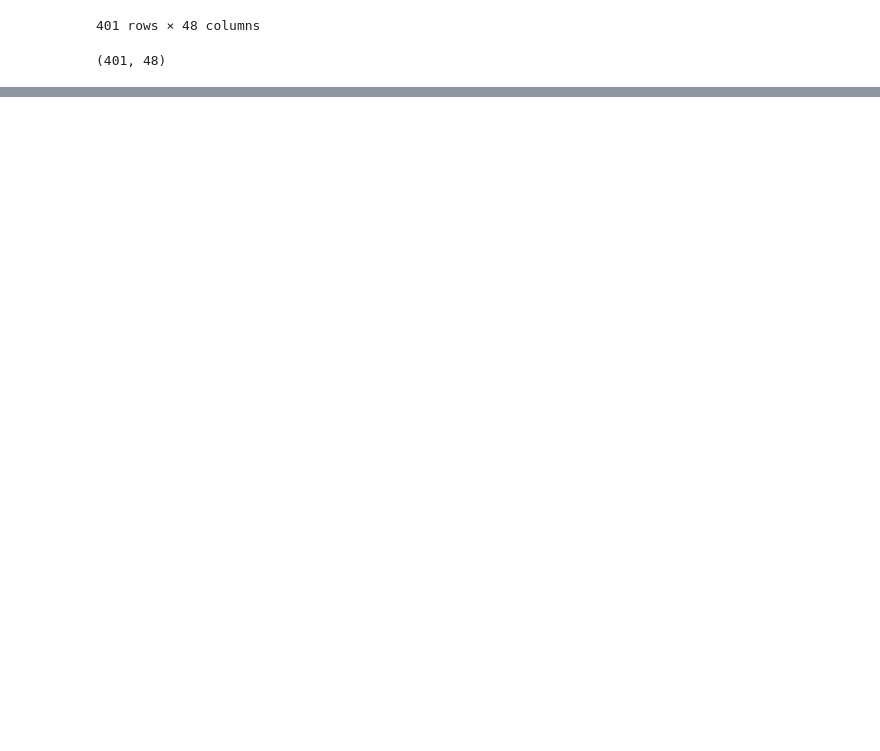
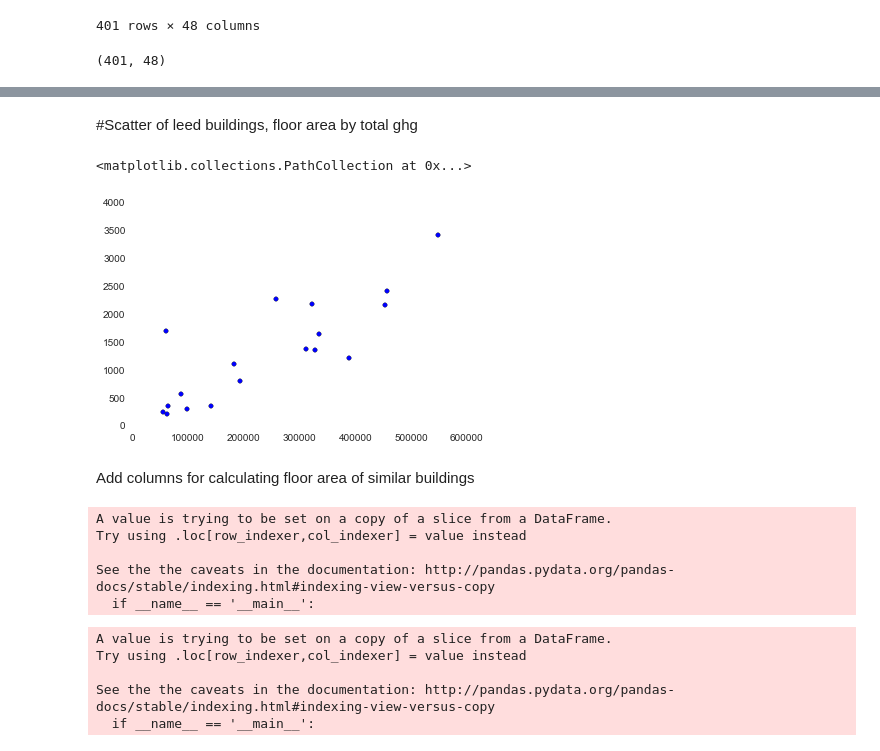
Before and after one commit to Data-Science-TIY/builditgreen, a Jupyter notebook: notebooks/NYCBuildingsAnalysis.ipynb, the cells around one changed output, grey strips where cells are left out. Saved outputs shown, nothing was run; the diff lists cells and outputs as text; code cells hidden in the pictures; blank space fills up the shorter version.

Commit message:
NYC analysis

```diff
--- a/notebooks/NYCBuildingsAnalysis.ipynb
+++ b/notebooks/NYCBuildingsAnalysis.ipynb
@@ -49,0 +85,2 @@ nyc_df['Direct GHG Emissions(MtCO2e)'] = nyc_df['Direct GHG Emissions(MtCO2e)'].
+# %%
+filter_nyc_nc_housing = filter_nyc_nc[filter_nyc_nc['Primary Property Type - Self Selected'] == "Multifamily Housing"]
@@ -49,0 +108,3 @@ nyc_df['Direct GHG Emissions(MtCO2e)'] = nyc_df['Direct GHG Emissions(MtCO2e)'].
+# %%
+final_residential_NYC_for_analysis = filter_nyc_nc_housing.loc[[2, 3, 5, 13, 73, 74, 75, 79, 108, 116, 119,
+121, 124, 156, 206, 241, 287, 375]]
@@ -49,0 +166,15 @@ nyc_df['Direct GHG Emissions(MtCO2e)'] = nyc_df['Direct GHG Emissions(MtCO2e)'].
+# %%
+final_residential_NYC_for_analysis['Site EUI(kBtu/ft2)'] = final_residential_NYC_for_analysis['Site EUI(kBtu/ft2)'].convert_objects(convert_numeric=True)
+final_residential_NYC_for_analysis['Weather Normalized Site EUI(kBtu/ft2)'] = final_residential_NYC_for_analysis['Weather Normalized Site EUI(kBtu/ft2)'].convert_objects(convert_numeric=True)
+final_residential_NYC_for_analysis['Source EUI(kBtu/ft2)'] = final_residential_NYC_for_analysis['Source EUI(kBtu/ft2)'].convert_objects(convert_numeric=True)
+final_residential_NYC_for_analysis['Weather Normalized Source EUI(kBtu/ft2)'] = final_residential_NYC_for_analysis['Weather Normalized Source EUI(kBtu/ft2)'].convert_objects(convert_numeric=True)
+final_residential_NYC_for_analysis['Municipally Supplied Potable Water - Indoor Intensity (gal/ft²)'] = final_residential_NYC_for_analysis['Municipally Supplied Potable Water - Indoor Intensity (gal/ft²)'].convert_objects(convert_numeric=True)
+final_residential_NYC_for_analysis['Automatic Water Benchmarking Eligible'] = final_residential_NYC_for_analysis['Automatic Water Benchmarking Eligible'].convert_objects(convert_numeric=True)
+final_residential_NYC_for_analysis['Reported Water Method'] = final_residential_NYC_for_analysis['Reported Water Method'].convert_objects(convert_numeric=True)
+final_residential_NYC_for_analysis['ENERGY STAR Score'] = final_residential_NYC_for_analysis['ENERGY STAR Score'].convert_objects(convert_numeric=True)
+final_residential_NYC_for_analysis['Total GHG Emissions(MtCO2e)'] = final_residential_NYC_for_analysis['Total GHG Emissions(MtCO2e)'].convert_objects(convert_numeric=True)
+final_residential_NYC_for_analysis['Direct GHG Emissions(MtCO2e)'] = final_residential_NYC_for_analysis['Direct GHG Emissions(MtCO2e)'].convert_objects(convert_numeric=True)
+final_residential_NYC_for_analysis['Indirect GHG Emissions(MtCO2e)'] = final_residential_NYC_for_analysis['Indirect GHG Emissions(MtCO2e)'].convert_objects(convert_numeric=True)
+final_residential_NYC_for_analysis['Reported Property Floor Area (Building(s)) (ft²)'] = final_residential_NYC_for_analysis['Reported Property Floor Area (Building(s)) (ft²)'].convert_objects(convert_numeric=True)
+final_residential_NYC_for_analysis['DOF Property Floor Area (Buildngs and Parking)(ft2)'] = final_residential_NYC_for_analysis['DOF Property Floor Area (Buildngs and Parking)(ft2)'].convert_objects(convert_numeric=True)
+final_residential_NYC_for_analysis['DOF Number of Buildings'] = final_residential_NYC_for_analysis['DOF Number of Buildings'].convert_objects(convert_numeric=True)
@@ -49,0 +270,6 @@ nyc_df['Direct GHG Emissions(MtCO2e)'] = nyc_df['Direct GHG Emissions(MtCO2e)'].
+# %%
+final_residential_NYC = final_residential_NYC_for_analysis[['NYC Borough, Block, and Lot (BBL)_x', 'LEED ID', 'NYC Building ID', 'PointsAchieved','Site EUI(kBtu/ft2)', 'Weather Normalized Site EUI(kBtu/ft2)',
+       'Source EUI(kBtu/ft2)', 'Weather Normalized Source EUI(kBtu/ft2)',
+       'Total GHG Emissions(MtCO2e)',
+       'Direct GHG Emissions(MtCO2e)', 'Indirect GHG Emissions(MtCO2e)',
+       'Reported Property Floor Area (Building(s)) (ft²)']]
@@ -49,0 +298,25 @@ nyc_df['Direct GHG Emissions(MtCO2e)'] = nyc_df['Direct GHG Emissions(MtCO2e)'].
+# %% [markdown]
+#Scatter of leed buildings, floor area by total ghg
+# %%
+plt.scatter(final_residential_NYC['Reported Property Floor Area (Building(s)) (ft²)'], final_residential_NYC['Total GHG Emissions(MtCO2e)'])
+# %% [output]
+<matplotlib.collections.PathCollection at 0x...>
+[figure, added]
+# %% [markdown]
+Add columns for calculating floor area of similar buildings
+# %%
+final_residential_NYC['floor_area_minus_10'] = final_residential_NYC['Reported Property Floor Area (Building(s)) (ft²)'] * .9
+# %% [output]
+A value is trying to be set on a copy of a slice from a DataFrame.
+Try using .loc[row_indexer,col_indexer] = value instead
+
+See the the caveats in the documentation: http://pandas.pydata.org/pandas-docs/stable/indexing.html#indexing-view-versus-copy
+  if __name__ == '__main__':
+# %%
+final_residential_NYC['floor_area_plust_10'] = final_residential_NYC['Reported Property Floor Area (Building(s)) (ft²)'] * 1.1
+# %% [output]
+A value is trying to be set on a copy of a slice from a DataFrame.
+Try using .loc[row_indexer,col_indexer] = value instead
+
+See the the caveats in the documentation: http://pandas.pydata.org/pandas-docs/stable/indexing.html#indexing-view-versus-copy
+  if __name__ == '__main__':
```
Also changed, not shown: parts of 69 cells of this notebook, 3 other files.
